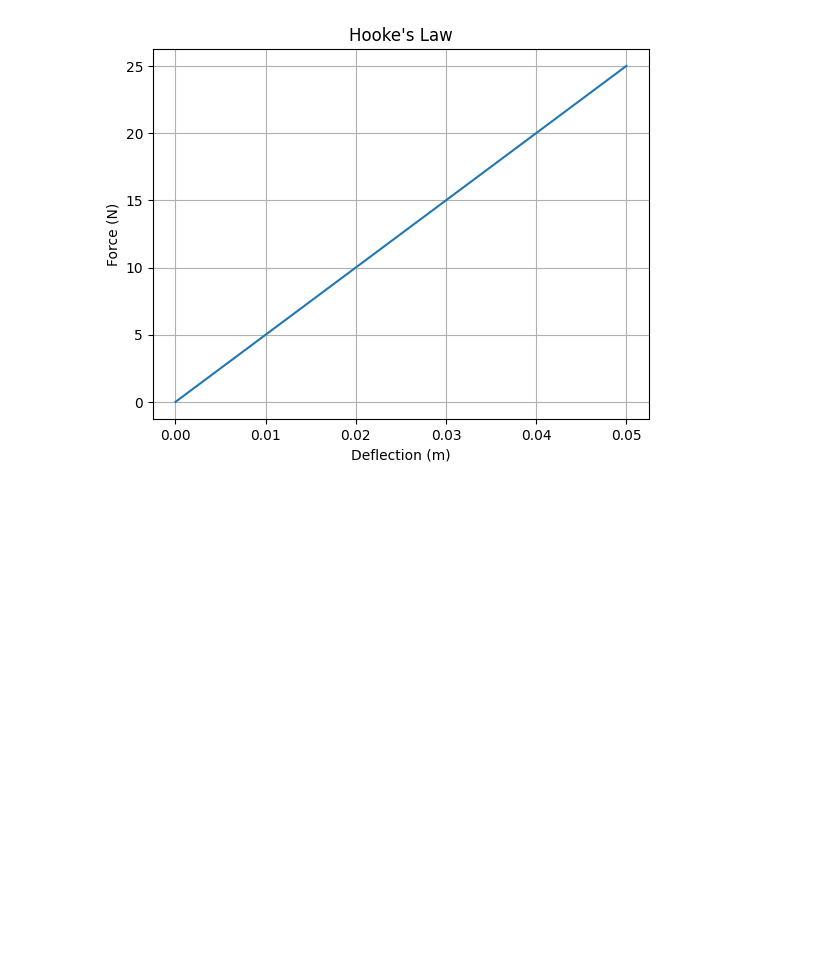
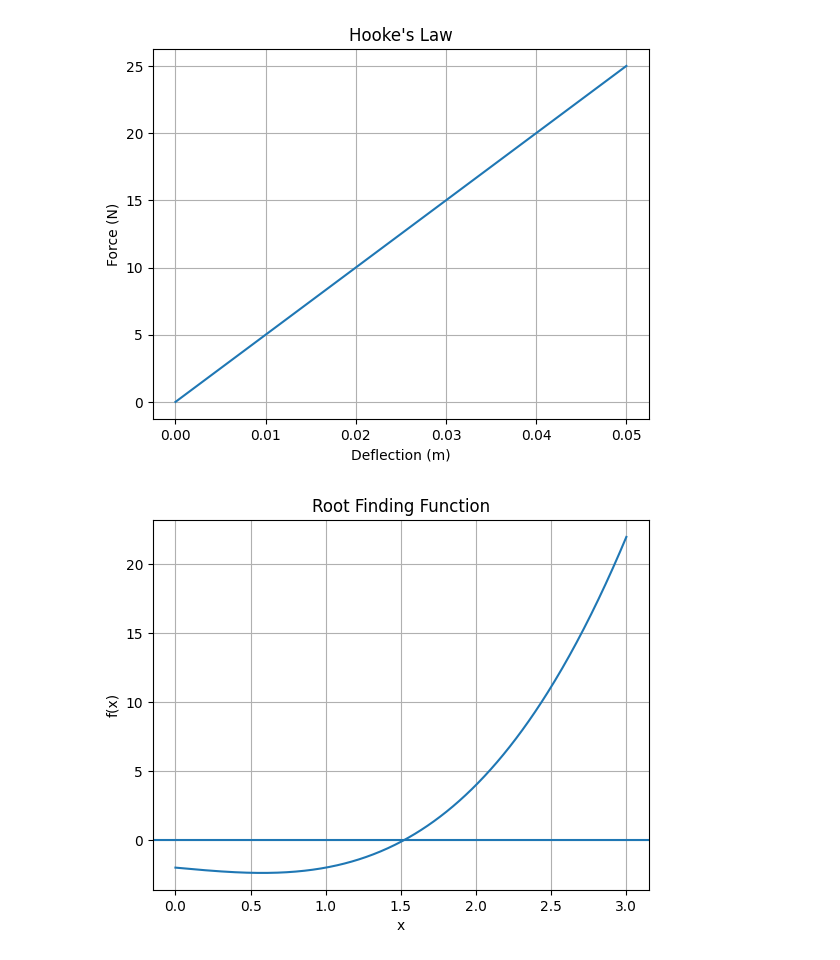
Before and after one commit to EhsanShakil05/Python-for-Engineers, a Jupyter notebook: Python_Engineering_Visualization.ipynb, the cells around one changed output. Drawn from its saved outputs; the diff is of its cells as text; code cells hidden in the pictures; blank space fills up the shorter version.

```diff
--- a/Python_Engineering_Visualization.ipynb
+++ b/Python_Engineering_Visualization.ipynb
@@ -68,3 +68,26 @@ graph.grid(True)
 graph.show()
 # %% [output]
 [figure]
+# %%
+# Plotting f(x) = x^3 - x - 2
+
+import numpy as eq
+import matplotlib.pyplot as root
+
+x = eq.linspace(0,3,500)
+
+f = x**3 - x - 2
+
+root.plot(x,f)
+
+root.axhline(0)
+
+root.title("Root Finding Function")
+root.xlabel("x")
+root.ylabel("f(x)")
+
+root.grid(True)
+
+root.show()
+# %% [output]
+[figure, added]
```
Also changed, not shown: parts of 2 cells of this notebook.
